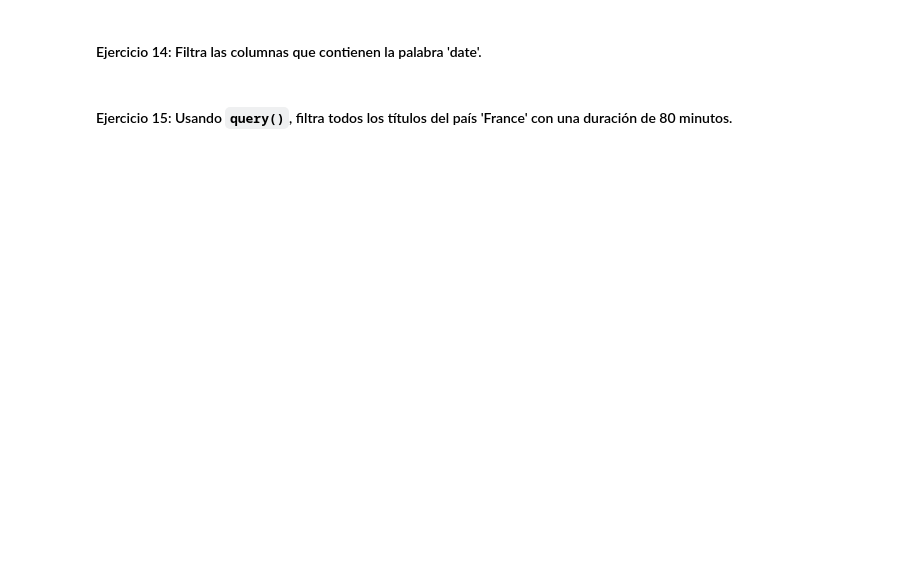
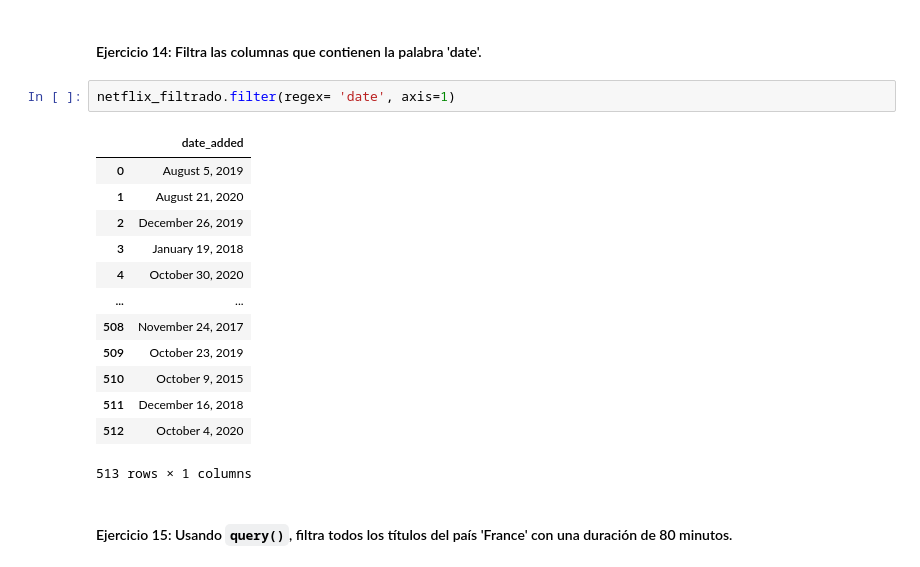
Before and after one commit to ngcarvajall/filtrado_groupby, a Jupyter notebook: laboratorio-modulo2-leccion03-filtrado.ipynb, the cells around one changed output. Saved outputs shown, nothing was run; the diff lists cells and outputs as text; blank space fills up the shorter version.

```diff
--- a/laboratorio-modulo2-leccion03-filtrado.ipynb
+++ b/laboratorio-modulo2-leccion03-filtrado.ipynb
@@ -277,4 +289,20 @@ IndexingError: Too many indexers
 # %% [markdown]
 #### Ejercicio 14: Filtra las columnas que contienen la palabra 'date'.
+# %%
+netflix_filtrado.filter(regex= 'date', axis=1)
+# %% [output]
+|  | date_added |
+| 0 | August 5, 2019 |
+| 1 | August 21, 2020 |
+| 2 | December 26, 2019 |
+| 3 | January 19, 2018 |
+| 4 | October 30, 2020 |
+| ... | ... |
+| 508 | November 24, 2017 |
+| 509 | October 23, 2019 |
+| 510 | October 9, 2015 |
+| 511 | December 16, 2018 |
+| 512 | October 4, 2020 |
+513 rows × 1 columns
 # %% [markdown]
 #### Ejercicio 15: Usando `query()`, filtra todos los títulos del país 'France' con una duración de 80 minutos.
```
Also changed, not shown: parts of 10 cells of this notebook.
